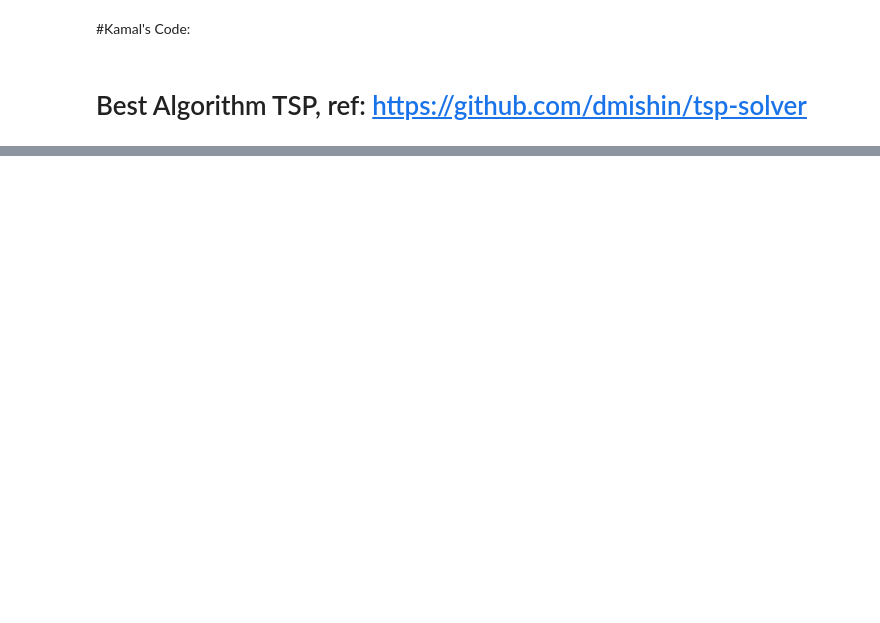
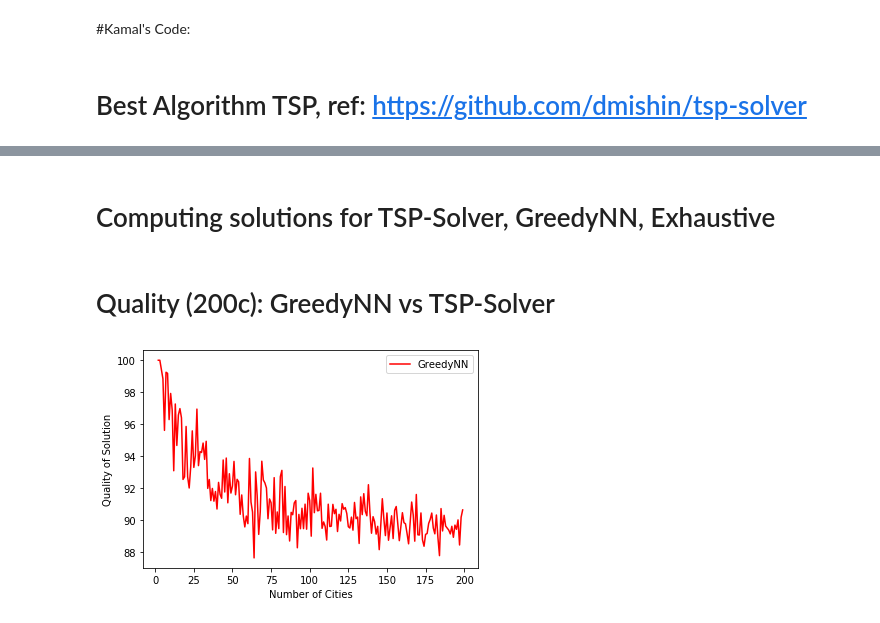
Before and after one commit to sareenv/Travelling-Sales-Man, a Jupyter notebook: visualization.ipynb, the cells around one changed output, grey strips where cells are left out. Saved outputs shown, nothing was run; the diff lists cells and outputs as text; code cells hidden in the pictures; blank space fills up the shorter version.

Commit message:
Better functions, more concise.

```diff
--- a/visualization.ipynb
+++ b/visualization.ipynb
@@ -174,2 +98,0 @@ exhaustiveCosts, exhaustiveTimes = get_separate_exhaustive(graphList, exhaustive
-# %%
-allSolutions = benchmark_solver(greedy_nearest_neighbours, graphList)
@@ -299,0 +103,5 @@ plt.show()
+# %%
+graphList = []
+for i in range(2, 201): # Create 100 graphs of sizes [2,101]
+    for j in range(25): # do it 25 times each
+        graphList.append(random_euclidean_graph(i))
@@ -299,0 +131,17 @@ plt.show()
+# %%
+def get_solutions_costs_times(tsp_function, graphList, maxTime=oo):
+
+    allSolutions= []
+    allCosts = []
+    allTimes = []
+    for graph in graphList: #looping over graphs
+        start = time()
+        pathAlgorithm = tsp_function(graph)
+        totalTime = time() - start
+        allSolutions.append(pathAlgorithm)
+        allCosts.append(cost(graph, pathAlgorithm))
+        allTimes.append(totalTime)
+        if maxTime < totalTime:
+            break
+
+    return allSolutions, allCosts, allTimes
@@ -299,0 +171,8 @@ plt.show()
+# %% [markdown]
+# Computing solutions for TSP-Solver, GreedyNN, Exhaustive
+# %%
+sol1, cost1, time1 = get_solutions_costs_times(solve_tsp, graphList)
+sol2, cost2, time2 = get_solutions_costs_times(greedy_nearest_neighbours, graphList)
+
+filter_cost_tsp, filter_time_tsp = filter_costs_times(sol1, cost1, time1)
+filter_cost_gnn, filter_time_gnn = filter_costs_times(sol2, cost2, time2)
@@ -299,0 +182,13 @@ plt.show()
+# %% [markdown]
+
+# Quality (200c): GreedyNN vs TSP-Solver
+# %%
+percentageDelta = get_percentage_delta(graphList, cost1, cost2)
+
+plt.plot(range(2, 200) , percentageDelta, 'r', label="GreedyNN")
+plt.xlabel("Number of Cities")
+plt.ylabel("Quality of Solution")
+plt.legend()
+plt.show()
+# %% [output]
+[figure, added]
```
Also changed, not shown: parts of 36 cells of this notebook.
